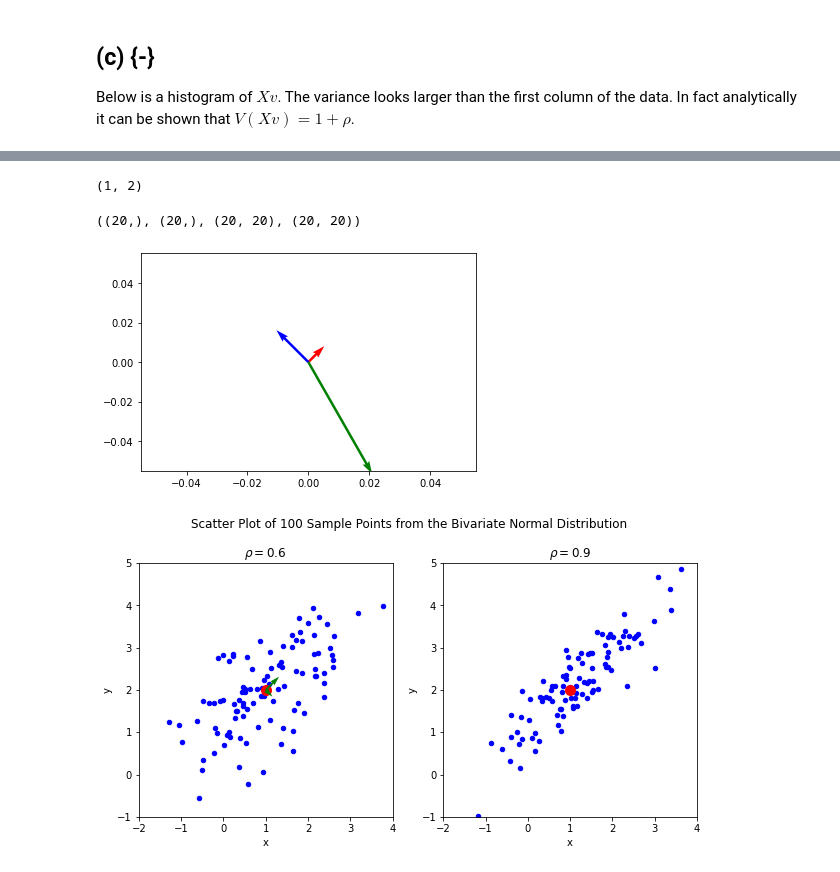
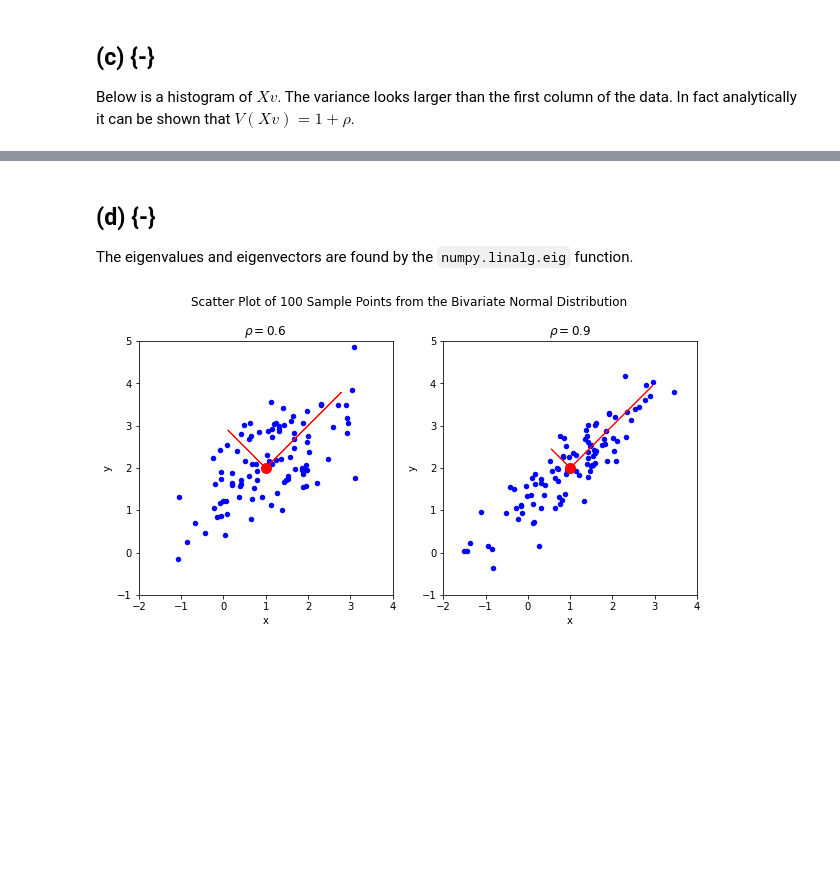
Before and after one commit to beginnerSC/mscf_hw, a Jupyter notebook: ML I/Homework #2.ipynb, the cells around one changed output, grey strips where cells are left out. Drawn from its saved outputs; the diff is of its cells as text; code cells hidden in the pictures; blank space fills up the shorter version.

````diff
--- a/ML I/Homework #2.ipynb
+++ b/ML I/Homework #2.ipynb
@@ -92,37 +79,26 @@ The eigenvectors are the basis of the kernel space of $\Sigma - \lambda I$, whic
-# %%
-mean.iloc[0, 0], mean.iloc[0, 1]
-# %% [output]
-(1, 2)
-# %%
-X.shape, Y.shape, U.shape, V.shape
-# %% [output]
-((20,), (20,), (20, 20), (20, 20))
-# %%
-import numpy as np
-import matplotlib.pyplot as plt
-
-V = np.array([[1,1], [-2,2], [4,-7]])
-origin = np.array([[0, 0, 0], [0, 0, 0]]) # origin point
-
-plt.quiver(*origin, V[:,0], V[:,1], color=['r','b','g'], scale=21)
-plt.show()
-# %% [output]
-[figure, removed]
+# %% [markdown]
+## (d) {-}
+
+The eigenvalues and eigenvectors are found by the ```numpy.linalg.eig``` function.
 # %%
 fig, (ax0, ax1) = plt.subplots(1, 2)
 
-X = data(rho=0.6)
-X.plot(kind='scatter', x='x', y='y', color='blue', ax=ax0)
+data(rho=0.6).plot(kind='scatter', x='x', y='y', color='blue', ax=ax0)
 data(rho=0.9).plot(kind='scatter', x='x', y='y', color='blue', ax=ax1)
 mean.plot(kind='scatter', x='x', y='y', color='red', s=100, xlim=(-2, 4), ylim=(-1, 5), ax=ax0)
 mean.plot(kind='scatter', x='x', y='y', color='red', s=100, xlim=(-2, 4), ylim=(-1, 5), ax=ax1)
 
-V = 10000*np.array([np.sqrt(2 - 2*rho)*np.array([1, -1]), np.sqrt(2 + 2*rho)*np.array([1, 1])])
-ax0.quiver(*mean.append(mean).T.values, V[:, 0], V[:, 1], color=['g', 'g'])
+w, v = np.linalg.eig(sigma(0.6))
+ax0.arrow(*mu, *(2*np.sqrt(w[0])*v[:, 0]), color='r')
+ax0.arrow(*mu, *(2*np.sqrt(w[1])*v[:, 1]), color='r')
+
+w, v = np.linalg.eig(sigma(0.9))
+ax1.arrow(*mu, *(2*np.sqrt(w[0])*v[:, 0]), color='r')
+ax1.arrow(*mu, *(2*np.sqrt(w[1])*v[:, 1]), color='r')
 
 ax0.set(aspect=1, title='$\\rho = 0.6$')
 ax1.set(aspect=1, title='$\\rho = 0.9$');
 fig.set_size_inches(10, 5)
 fig.suptitle('Scatter Plot of 100 Sample Points from the Bivariate Normal Distribution');
 # %% [output]
-[figure, old version]
+[figure, new version]
````
Also changed, not shown: parts of 4 cells of this notebook.
